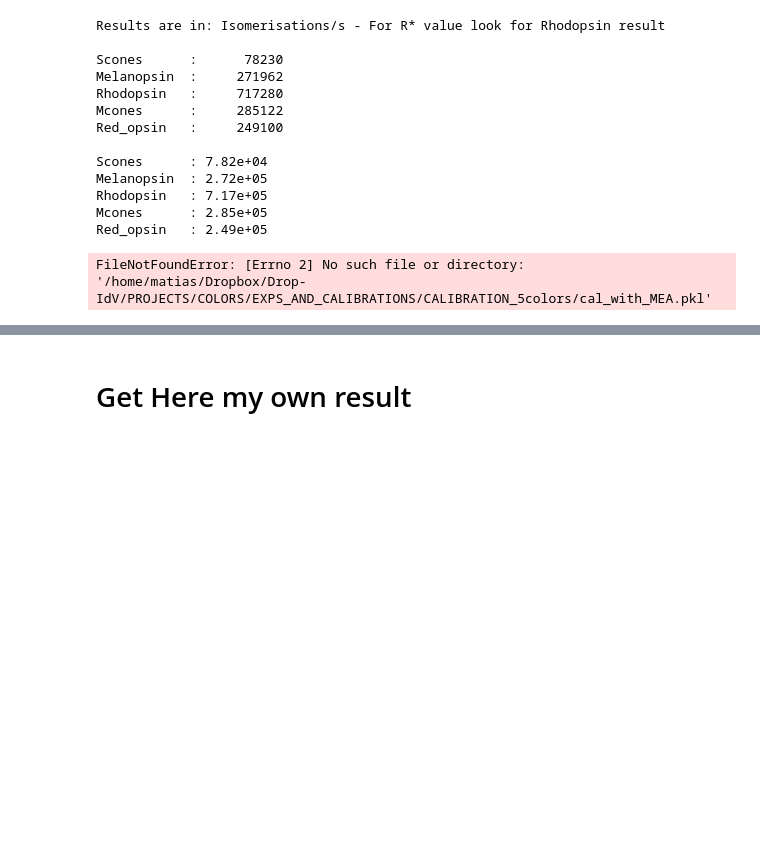
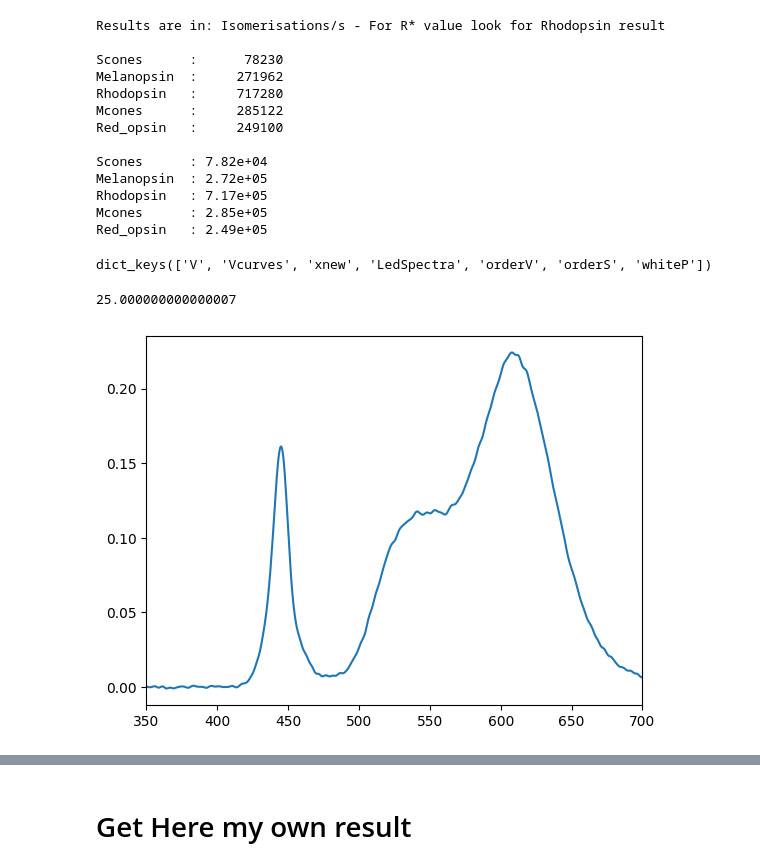
Before and after one commit to FilippoCastellani/photoreceptor_isomerisation, a Jupyter notebook: Calculate_isomerizations.ipynb, the cells around one changed output, grey strips where cells are left out. Drawn from its saved outputs; the diff is of its cells as text; code cells hidden in the pictures; blank space fills up the shorter version.

```diff
--- a/Calculate_isomerizations.ipynb
+++ b/Calculate_isomerizations.ipynb
@@ -270,42 +270,40 @@ Melanopsin  : 2.72e+05
 Rhodopsin   : 7.17e+05
 Mcones      : 2.85e+05
 Red_opsin   : 2.49e+05
+# %%
+caldata.keys()
+# %% [output]
+dict_keys(['V', 'Vcurves', 'xnew', 'LedSpectra', 'orderV', 'orderS', 'whiteP'])
 # %%
 # Load LED data (for white in this case)
-file_cal = '/home/matias/Dropbox/Drop-IdV/PROJECTS/COLORS/EXPS_AND_CALIBRATIONS/CALIBRATION_5colors/cal_with_MEA'
+file_cal = 'cal_with_MEA2'
 caldata =load_obj(file_cal)
 
-lx = caldata['xnm']
+lx = caldata['xnew']
 lx[0] = 300
 
 color_order = caldata['orderS']
 spec_curves = np.array(caldata['LedSpectra'])
 spec_curves[:,0]=0
-#--------------------------------------------------------------------------------
-# White Spec for OPTOGEN
-WC = caldata['whiteC']
-WP= caldata['whiteP']
 
-# figure()
-# plot(lx,spec_curves[:-2].T)
-# xlim([350,700])
 
 #--------------------------------------------------------------------------------
 # White Spec for Vis Stim
 figure()
 WhiteVisPower = 25
 
 WhiteVS = spec_curves[5]/np.sum(spec_curves[5])/diff(lx)[10]  * WhiteVisPower
 
 f = interpolate.interp1d(lx,WhiteVS)
 newWvis = f(x)/np.sum(f(x))*np.sum(WhiteVS)*diff(lx)[10]/diff(x)[0]
 
 plot(x,newWvis)
 xlim([350,700])
 
 np.sum(newWvis)*diff(x)[10]
 # %% [output]
-FileNotFoundError: [Errno 2] No such file or directory: '/home/matias/Dropbox/Drop-IdV/PROJECTS/COLORS/EXPS_AND_CALIBRATIONS/CALIBRATION_5colors/cal_with_MEA.pkl'
+25.000000000000007
+[figure, added]
 # %%
 # Get effect from White at Vis stim in 2p Setup
 
```
Also changed, not shown: parts of 3 cells of this notebook.
